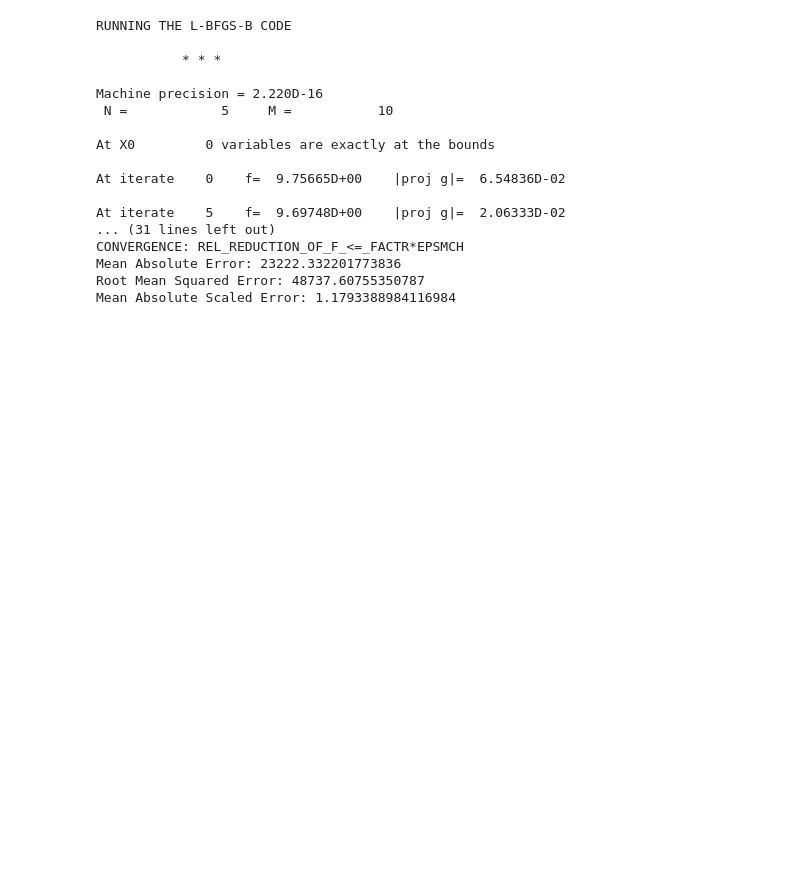
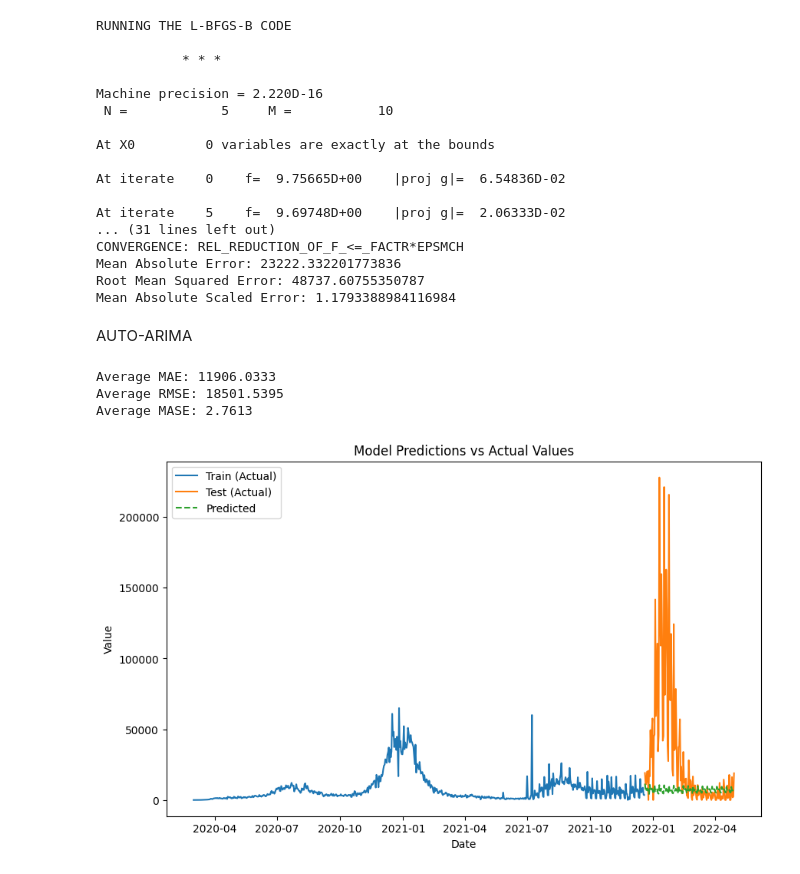
Before and after one commit to danielhe-nu/STAT390-Snowman, a Jupyter notebook: willem_univ_arima_seasonal_ca.ipynb, the cells around one changed output. Saved outputs shown, nothing was run; the diff lists cells and outputs as text; code cells hidden in the pictures; blank space fills up the shorter version.

```diff
--- a/willem_univ_arima_seasonal_ca.ipynb
+++ b/willem_univ_arima_seasonal_ca.ipynb
@@ -314,3 +315,64 @@ CONVERGENCE: REL_REDUCTION_OF_F_<=_FACTR*EPSMCH
 Mean Absolute Error: 23222.332201773836
 Root Mean Squared Error: 48737.60755350787
 Mean Absolute Scaled Error: 1.1793388984116984
+# %% [markdown]
+AUTO-ARIMA
+# %%
+from pmdarima import auto_arima
+from sklearn.model_selection import TimeSeriesSplit
+from sklearn.metrics import mean_absolute_error, mean_squared_error
+from math import sqrt
+
+tscv = TimeSeriesSplit(n_splits=5)
+
+# Lists to store scores of each fold
+mae_scores = []
+rmse_scores = []
+mase_scores = []
+
+#tscv
+for train_index, test_index in tscv.split(ca_uni_df):
+    train, test = ca_uni_df.iloc[train_index], ca_uni_df.iloc[test_index]
+
+    #fit on training set
+    auto_model = auto_arima(train, seasonal=True, m=7, suppress_warnings=True, stepwise=True)
+    #make predictions
+    n_periods = len(test)
+    forecast, conf_int = auto_model.predict(n_periods=n_periods, return_conf_int=True)
+
+    mae_model = mean_absolute_error(test, forecast)
+
+    naive_forecast = test.shift(1)
+
+    mae_naive = mean_absolute_error(test[1:], naive_forecast.dropna())
+
+    mase = mae_model / mae_naive
+
+    mae_scores.append(mae_model)
+    rmse_scores.append(sqrt(mean_squared_error(test, forecast)))
+    mase_scores.append(mase)
+
+print(f"Average MAE: {np.mean(mae_scores):.4f}")
+print(f"Average RMSE: {np.mean(rmse_scores):.4f}")
+print(f"Average MASE: {np.mean(mase_scores):.4f}")
+# %% [output]
+Average MAE: 11906.0333
+Average RMSE: 18501.5395
+Average MASE: 2.7613
+# %%
+#split data into train and test sets
+train = ca_uni_df[:-n_periods]
+test = ca_uni_df[-n_periods:]
+
+plt.figure(figsize=(10, 6))
+plt.plot(train.index, train, label='Train (Actual)') #train data
+plt.plot(test.index, test, label='Test (Actual)') #test data
+plt.plot(test.index, forecast, label='Predicted', linestyle='--') #plot predictions
+
+plt.title('Model Predictions vs Actual Values')
+plt.xlabel('Date')
+plt.ylabel('Value')
+plt.legend()
+plt.show()
+# %% [output]
+[figure, added]
```
Also changed, not shown: parts of 2 cells of this notebook.
